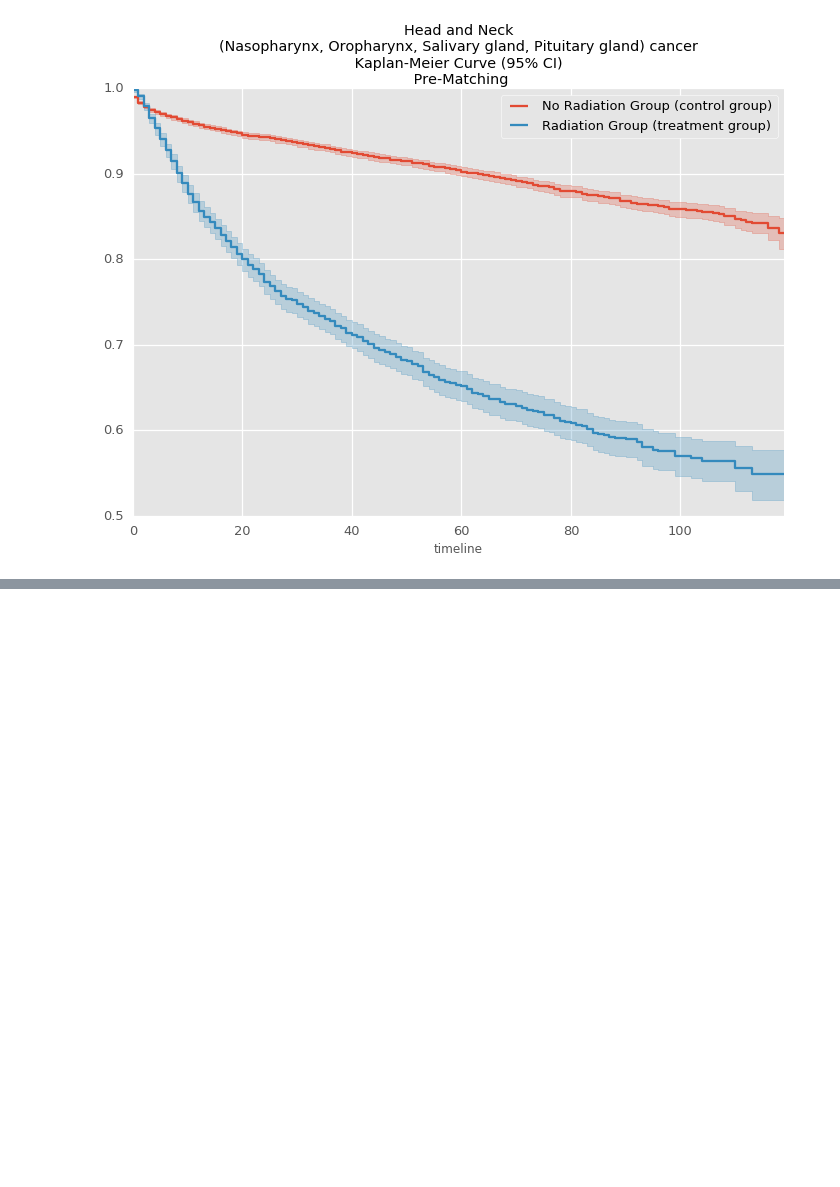
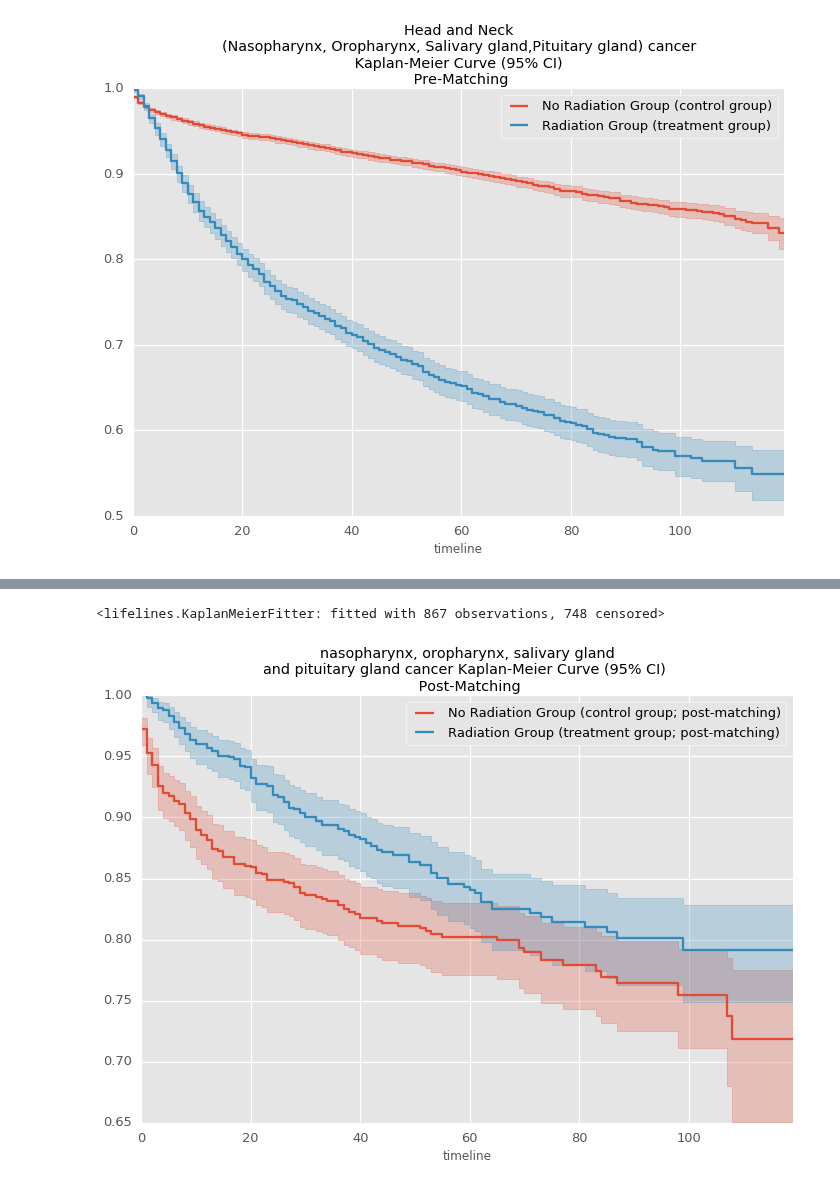
Before and after one commit to doolingdavid/SEERMATCH2, a Jupyter notebook: all_other_example.ipynb, the cells around one changed output, grey strips where cells are left out. Cells and saved outputs as stored; diff of their text form; code cells hidden in the pictures; blank space fills up the shorter version.

```diff
--- a/all_other_example.ipynb
+++ b/all_other_example.ipynb
@@ -265,0 +504,15 @@ plt.title("Head and Neck\n(Nasopharynx, Oropharynx, Salivary gland, Pituitary gl
+# %%
+d_one_to_one = {k: dd[k][0] for k in dd}
+d_t_c = {}
+
+for key, value in d_one_to_one.items():
+    if value not in d_t_c.values():
+        d_t_c[key] = value
+
+treatmentindices = list(d_t_c.keys())
+controlindices = list(d_t_c.values())
+# %%
+treatmentindices = list(d_t_c.keys())
+controlindices = list(d_t_c.values())
+
+print(len(controlindices), len(treatmentindices))
@@ -265,0 +525,32 @@ plt.title("Head and Neck\n(Nasopharynx, Oropharynx, Salivary gland, Pituitary gl
+# %%
+from lifelines import KaplanMeierFitter
+
+#kmfpop = KaplanMeierFitter()
+kmfcontrolpost = KaplanMeierFitter()
+kmftreatmentpost = KaplanMeierFitter()
+
+Tcontrol = resgoodpop.loc[controlindices]["srv_time_mon"]
+Econtrol = resgoodpop.loc[controlindices]["STAT_REC_Dead"]
+
+Ttreatment = resgoodpop.loc[treatmentindices]["srv_time_mon"]
+Etreatment = resgoodpop.loc[treatmentindices]["STAT_REC_Dead"]
+
+Tpop = resgoodpop["srv_time_mon"]
+Epop = resgoodpop["STAT_REC_Dead"]
+
+#kmfpop.fit(Tpop, event_observed=Epop,label='All Nasopharynx');
+kmfcontrolpost.fit(Tcontrol, event_observed=Econtrol,label='No Radiation Group (control group; post-matching)')
+kmftreatmentpost.fit(Ttreatment, event_observed=Etreatment, label='Radiation Group (treatment group; post-matching)')
+#ax = kmfpop.plot()
+###ax = kmfcontrol.plot()
+###kmftreatment.plot(ax=ax)
+###plt.title("Nasopharynx Kaplan-Meier Curve (95% CI) \n Post-Matching");
+# %% [output]
+<lifelines.KaplanMeierFitter: fitted with 867 observations, 748 censored>
+# %%
+ax = kmfcontrolpost.plot()
+kmftreatmentpost.plot(ax=ax)
+plt.title("nasopharynx, oropharynx, salivary gland\n"+
+          "and pituitary gland cancer Kaplan-Meier Curve (95% CI) \n Post-Matching");
+# %% [output]
+[figure, added]
```
Also changed, not shown: parts of 58 cells of this notebook.
